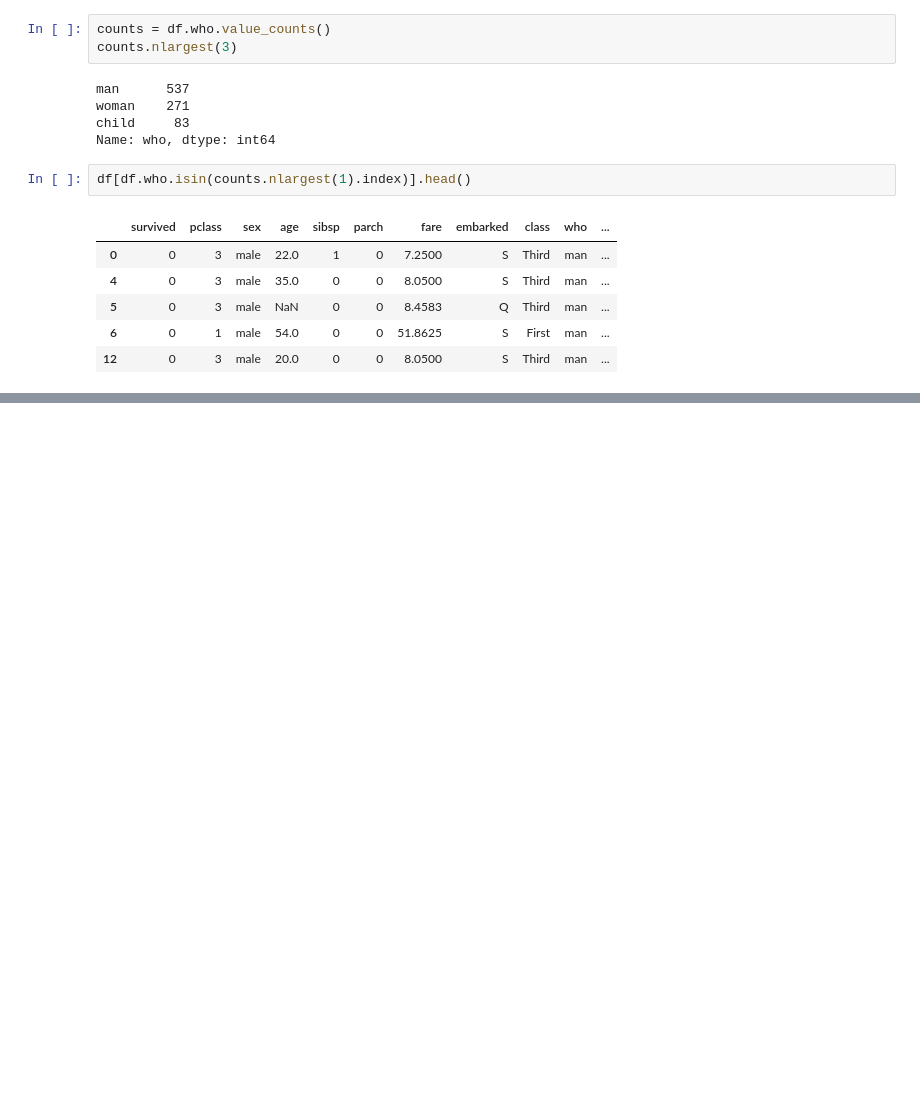
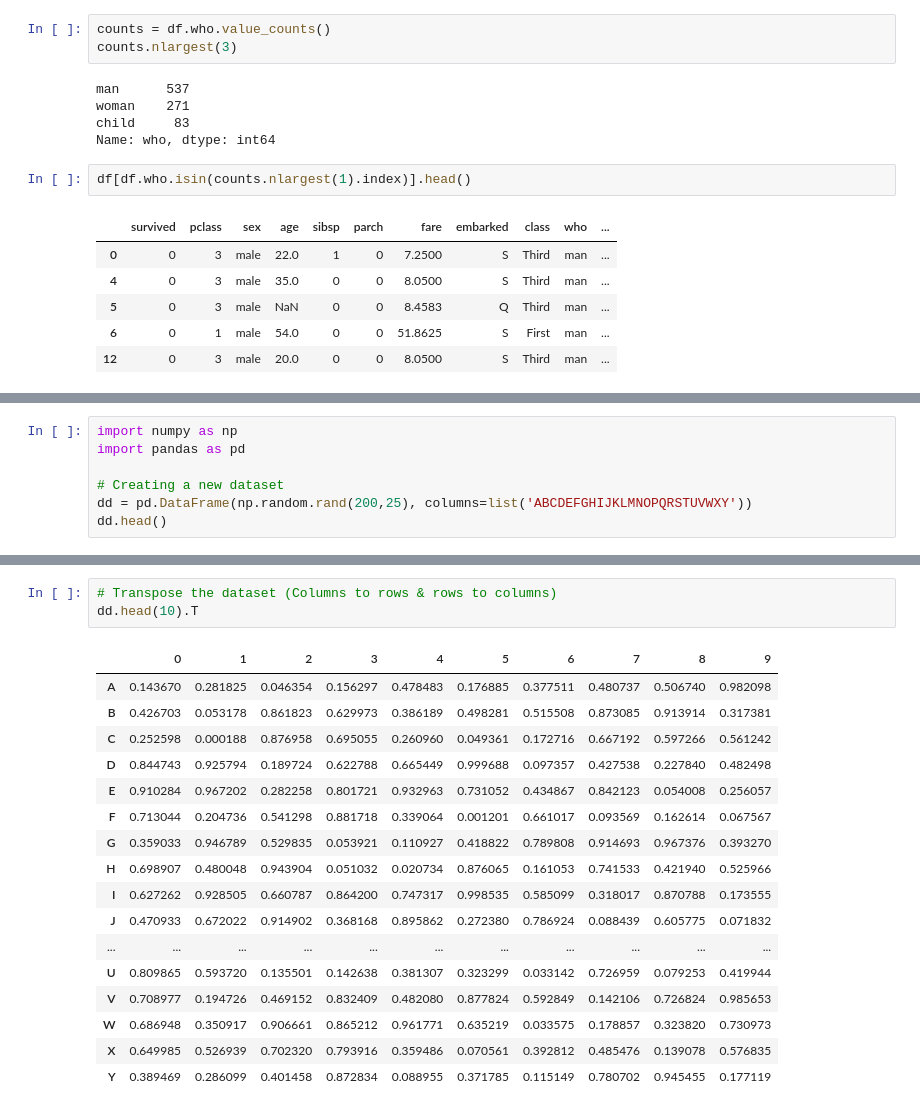
Before and after one commit to Adnanchughtai/Day-3, a Jupyter notebook: tipsandtricks.ipynb, the cells around one changed output, grey strips where cells are left out. Saved outputs shown, nothing was run; the diff lists cells and outputs as text; blank space fills up the shorter version.

```diff
--- a/tipsandtricks.ipynb
+++ b/tipsandtricks.ipynb
@@ -637,0 +921,7 @@ df[df.who.isin(counts.nlargest(1).index)].head()
+# %%
+import numpy as np
+import pandas as pd
+
+# Creating a new dataset
+dd = pd.DataFrame(np.random.rand(200,25), columns=list('ABCDEFGHIJKLMNOPQRSTUVWXY'))
+dd.head()
@@ -637,0 +936,21 @@ df[df.who.isin(counts.nlargest(1).index)].head()
+# %%
+# Transpose the dataset (Columns to rows & rows to columns)
+dd.head(10).T
+# %% [output]
+|  | 0 | 1 | 2 | 3 | 4 | 5 | 6 | 7 | 8 | 9 |
+| A | 0.143670 | 0.281825 | 0.046354 | 0.156297 | 0.478483 | 0.176885 | 0.377511 | 0.480737 | 0.506740 | 0.982098 |
+| B | 0.426703 | 0.053178 | 0.861823 | 0.629973 | 0.386189 | 0.498281 | 0.515508 | 0.873085 | 0.913914 | 0.317381 |
+| C | 0.252598 | 0.000188 | 0.876958 | 0.695055 | 0.260960 | 0.049361 | 0.172716 | 0.667192 | 0.597266 | 0.561242 |
+| D | 0.844743 | 0.925794 | 0.189724 | 0.622788 | 0.665449 | 0.999688 | 0.097357 | 0.427538 | 0.227840 | 0.482498 |
+| E | 0.910284 | 0.967202 | 0.282258 | 0.801721 | 0.932963 | 0.731052 | 0.434867 | 0.842123 | 0.054008 | 0.256057 |
+| F | 0.713044 | 0.204736 | 0.541298 | 0.881718 | 0.339064 | 0.001201 | 0.661017 | 0.093569 | 0.162614 | 0.067567 |
+| G | 0.359033 | 0.946789 | 0.529835 | 0.053921 | 0.110927 | 0.418822 | 0.789808 | 0.914693 | 0.967376 | 0.393270 |
+| H | 0.698907 | 0.480048 | 0.943904 | 0.051032 | 0.020734 | 0.876065 | 0.161053 | 0.741533 | 0.421940 | 0.525966 |
+| I | 0.627262 | 0.928505 | 0.660787 | 0.864200 | 0.747317 | 0.998535 | 0.585099 | 0.318017 | 0.870788 | 0.173555 |
+| J | 0.470933 | 0.672022 | 0.914902 | 0.368168 | 0.895862 | 0.272380 | 0.786924 | 0.088439 | 0.605775 | 0.071832 |
+| ... | ... | ... | ... | ... | ... | ... | ... | ... | ... | ... |
+| U | 0.809865 | 0.593720 | 0.135501 | 0.142638 | 0.381307 | 0.323299 | 0.033142 | 0.726959 | 0.079253 | 0.419944 |
+| V | 0.708977 | 0.194726 | 0.469152 | 0.832409 | 0.482080 | 0.877824 | 0.592849 | 0.142106 | 0.726824 | 0.985653 |
+| W | 0.686948 | 0.350917 | 0.906661 | 0.865212 | 0.961771 | 0.635219 | 0.033575 | 0.178857 | 0.323820 | 0.730973 |
+| X | 0.649985 | 0.526939 | 0.702320 | 0.793916 | 0.359486 | 0.070561 | 0.392812 | 0.485476 | 0.139078 | 0.576835 |
+| Y | 0.389469 | 0.286099 | 0.401458 | 0.872834 | 0.088955 | 0.371785 | 0.115149 | 0.780702 | 0.945455 | 0.177119 |
```
Also changed, not shown: parts of 38 cells of this notebook.
